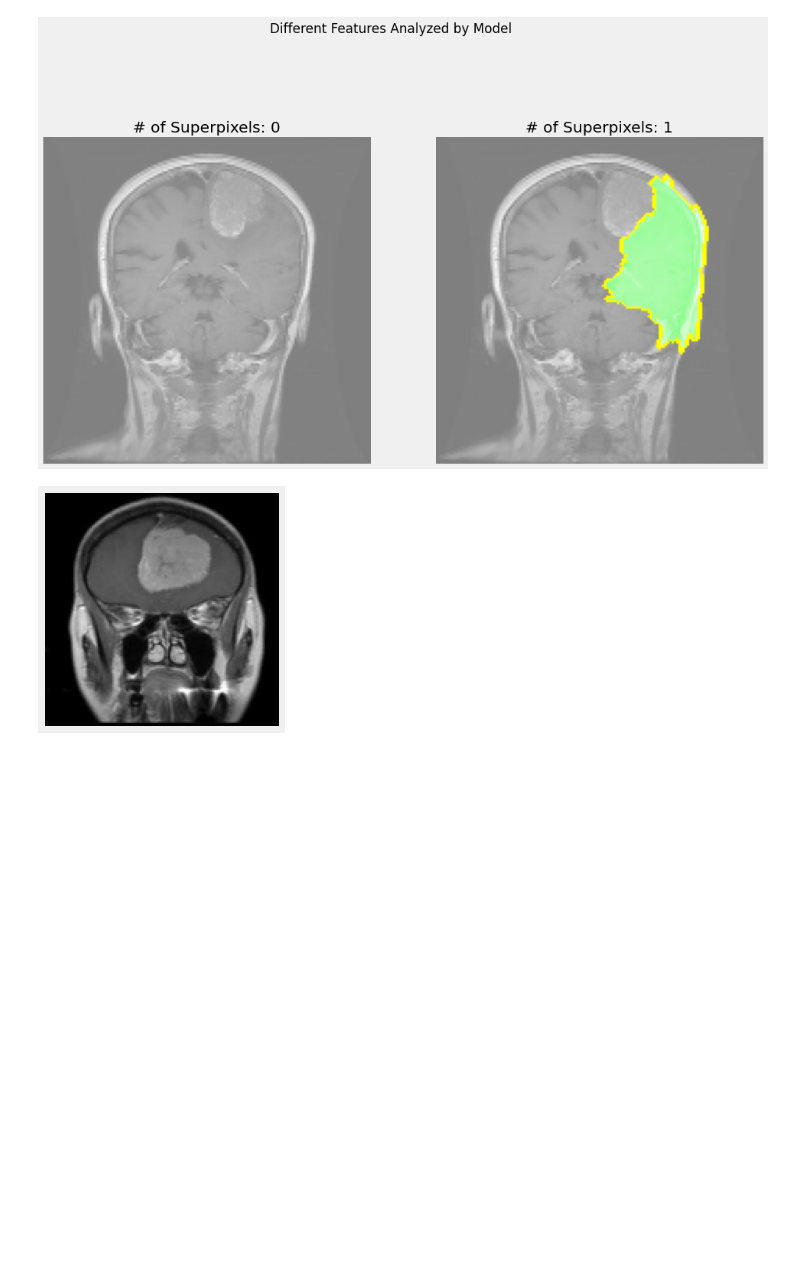
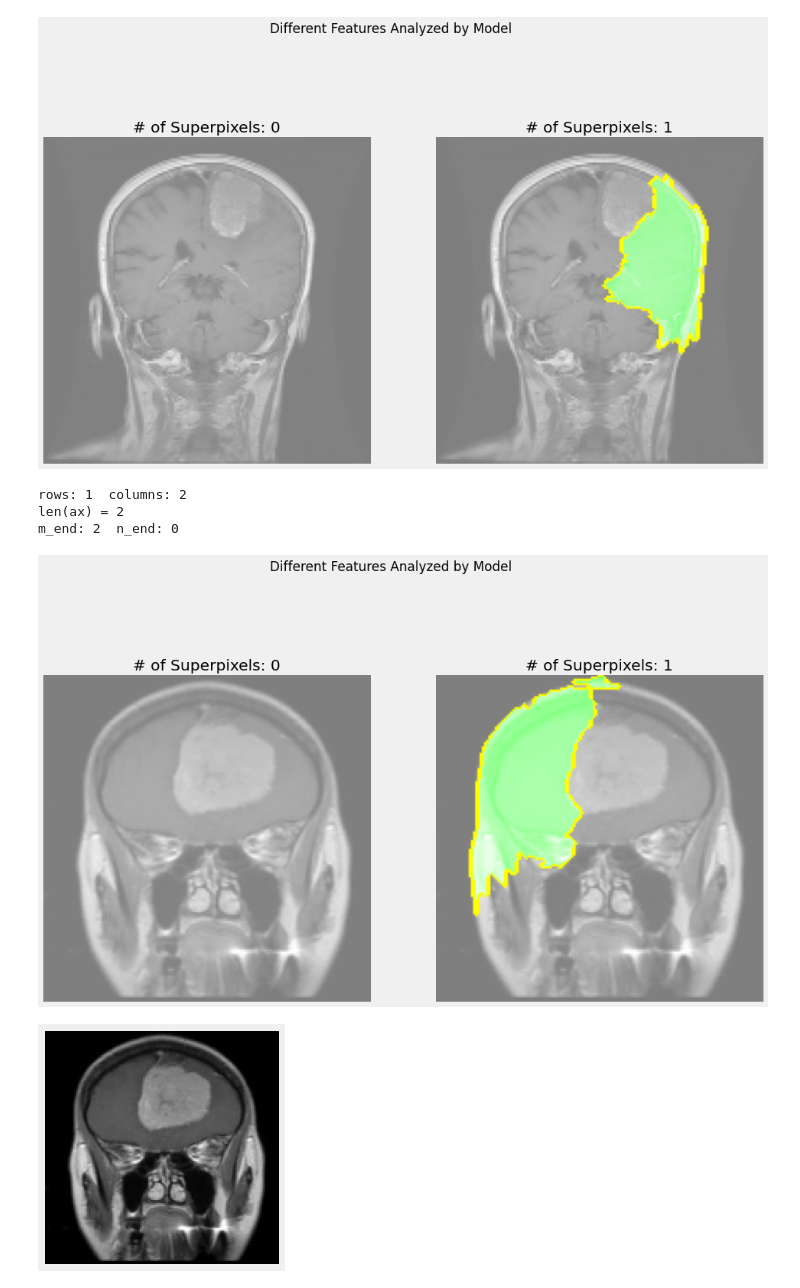
Before and after one commit to samjdedes/MRI_brain_scan_tumor_detection, a Jupyter notebook: notebooks/report/index.ipynb, the cells around one changed output. Saved outputs shown, nothing was run; the diff lists cells and outputs as text; code cells hidden in the pictures; blank space fills up the shorter version.

```diff
--- a/notebooks/report/index.ipynb
+++ b/notebooks/report/index.ipynb
@@ -378,6 +378,14 @@ rows: 1  columns: 2
 len(ax) = 2
 m_end: 2  n_end: 0
 [figure]
+# %%
+num = 32
+lime_image(model, x_test[good_preds1[num]], min_superpixels=0, max_superpixels=2, path=f'../figures/tumor_correct[{num}]', figsize=(15,10))
+# %% [output]
+rows: 1  columns: 2
+len(ax) = 2
+m_end: 2  n_end: 0
+[figure, added]
 # %%
 plt.rcParams["savefig.transparent"] = True
 labels = ['No Tumor', 'Tumor Present']
```
Also changed, not shown: parts of 11 cells of this notebook.
